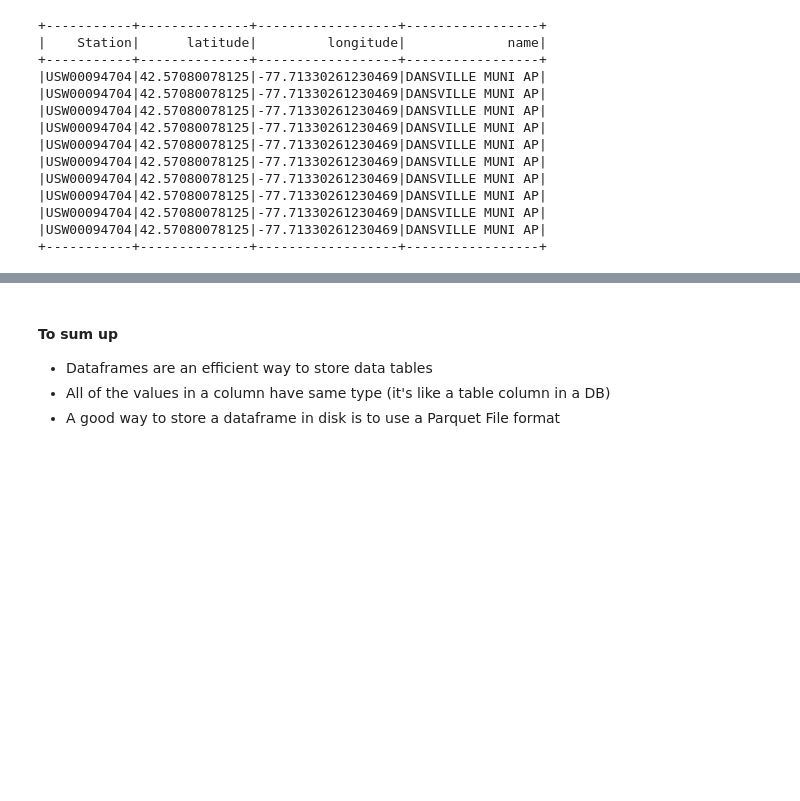
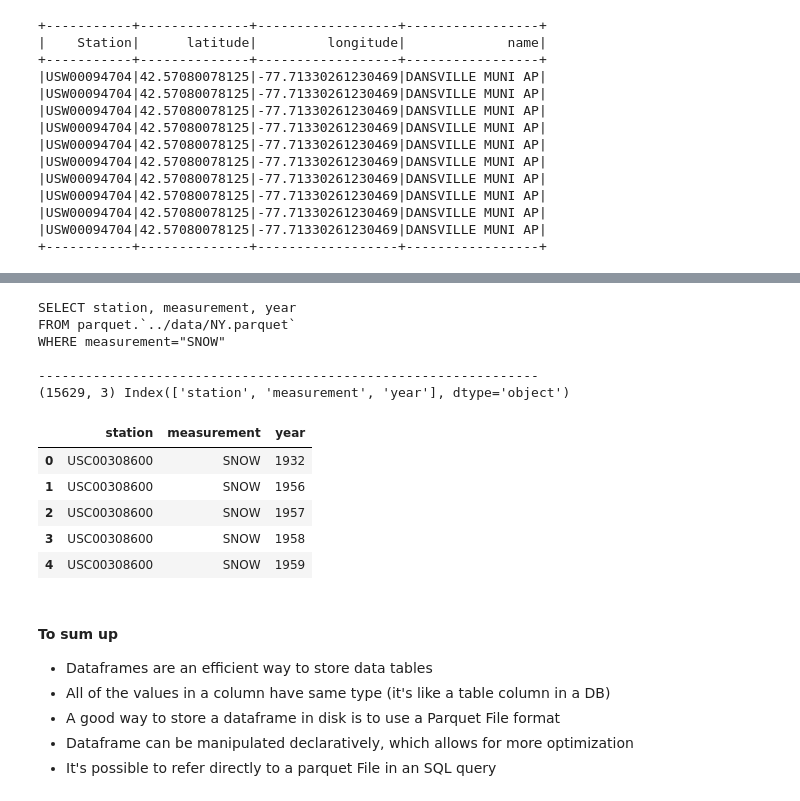
Before and after one commit to abdoufermat5/spark-path, a Jupyter notebook: notebooks/notebook-1.ipynb, the cells around one changed output, grey strips where cells are left out. Cells and saved outputs as stored; diff of their text form; code cells hidden in the pictures; blank space fills up the shorter version.

Commit message:
dataframe with pyspark

```diff
--- a/notebooks/notebook-1.ipynb
+++ b/notebooks/notebook-1.ipynb
@@ -253,6 +465,34 @@ df.filter((df.Year==1945 ) & (df.name=="DANSVILLE MUNI AP")).select("Station", "
+# %%
+data_path = "../data"
+query = """
+SELECT station, measurement, year
+FROM parquet.`%s.parquet`
+WHERE measurement=\"SNOW\"
+"""%(data_path+"/NY")
+print(query)
+print("----------------------------------------------------------------")
+df = sqlContext.sql(query).toPandas()
+
+print(df.shape, df.columns)
+df.head()
+# %% [output]
+SELECT station, measurement, year
+FROM parquet.`../data/NY.parquet`
+WHERE measurement="SNOW"
+
+----------------------------------------------------------------
+(15629, 3) Index(['station', 'measurement', 'year'], dtype='object')
+|  | station | measurement | year |
+| 0 | USC00308600 | SNOW | 1932 |
+| 1 | USC00308600 | SNOW | 1956 |
+| 2 | USC00308600 | SNOW | 1957 |
+| 3 | USC00308600 | SNOW | 1958 |
+| 4 | USC00308600 | SNOW | 1959 |
 # %% [markdown]
 #### To sum up
 
 - Dataframes are an efficient way to store data tables
 - All of the values in a column have same type (it's like a table column in a DB)
 - A good way to store a dataframe in disk is to use a Parquet File format
+- Dataframe can be manipulated declaratively, which allows for more optimization
+- It's possible to refer directly to a parquet File in an SQL query
```
Also changed, not shown: parts of 33 cells of this notebook.
